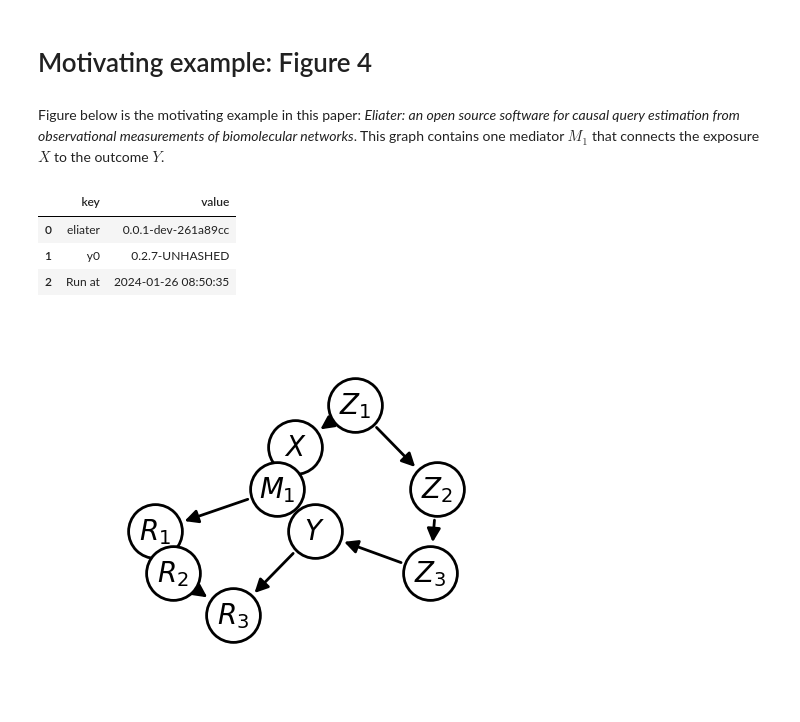
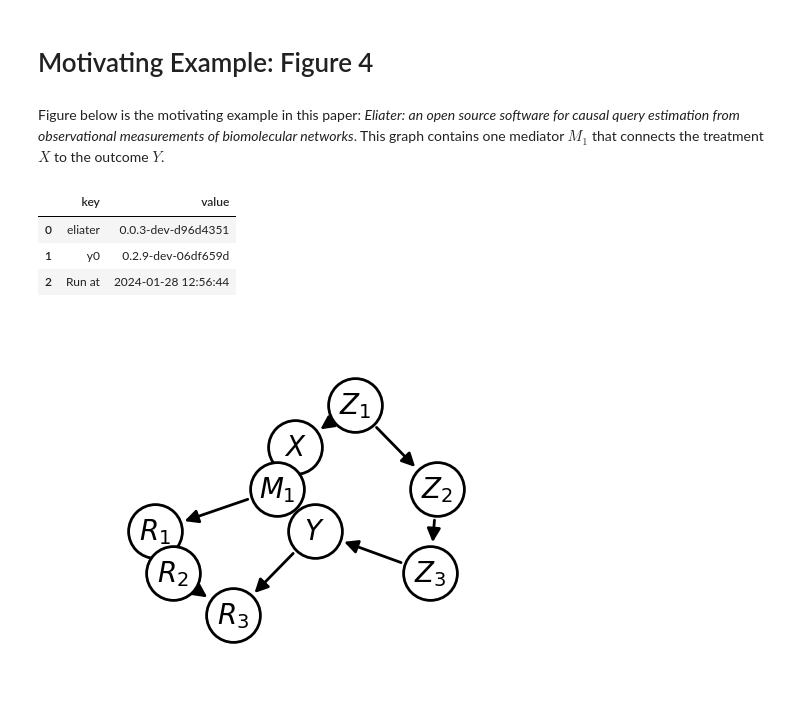
Before and after one commit to y0-causal-inference/eliater, a Jupyter notebook: notebooks/motivating_example.ipynb, the cells around one changed output. Cells and saved outputs as stored; diff of their text form; code cells hidden in the pictures.

```diff
--- a/notebooks/motivating_example.ipynb
+++ b/notebooks/motivating_example.ipynb
@@ -1,32 +1,17 @@
 # %% [markdown]
-# Motivating example: Figure 4
+# Motivating Example: Figure 4
 # %% [markdown]
-Figure below is the motivating example in this paper: *Eliater: an open source software for causal query estimation from observational measurements of biomolecular networks*. This graph contains one mediator $M_1$ that connects the exposure $X$ to the outcome $Y$.
+Figure below is the motivating example in this paper: *Eliater: an open source software for causal query estimation from observational measurements of biomolecular networks*. This graph contains one mediator $M_1$ that connects the treatment $X$ to the outcome $Y$.
-# %%
-import matplotlib.pyplot as plt
-import numpy as np
-import pandas as pd
-import seaborn as sns
-from tqdm.auto import tqdm, trange
-
-from eliater import add_ci_undirected_edges, remove_nuisance_variables, version_df, workflow
-from eliater.discover_latent_nodes import find_nuisance_variables, mark_nuisance_variables_as_latent
-from eliater.frontdoor_backdoor import single_mediator_confounders_nuisance_vars_example as example
-from eliater.network_validation import print_graph_falsifications
-
-# from eliater.examples.frontdoor_backdoor_discrete import (
-#     single_mediator_with_multiple_confounders_nuisances_discrete_example as example,
-# )
-from eliater.regression import estimate_query
-from y0.algorithm.estimation import estimate_ace
-from y0.algorithm.identify import identify_outcomes
-from y0.dsl import P, Variable, X, Y
-
-version_df()
-# %% [output]
-|  | key | value |
-| 0 | eliater | 0.0.1-dev-261a89cc |
-| 1 | y0 | 0.2.7-UNHASHED |
-| 2 | Run at | 2024-01-26 08:50:35 |
+# %%
+import eliater
+from eliater.frontdoor_backdoor import single_mediator_confounders_nuisance_vars_example as example
+from y0.dsl import X, Y
+
+eliater.version_df()
+# %% [output]
+|  | key | value |
+| 0 | eliater | 0.0.3-dev-d96d4351 |
+| 1 | y0 | 0.2.9-dev-06df659d |
+| 2 | Run at | 2024-01-28 12:56:44 |
 # %%
 SEED = 500
```
Also changed, not shown: parts of 49 cells of this notebook, 3 other files.
